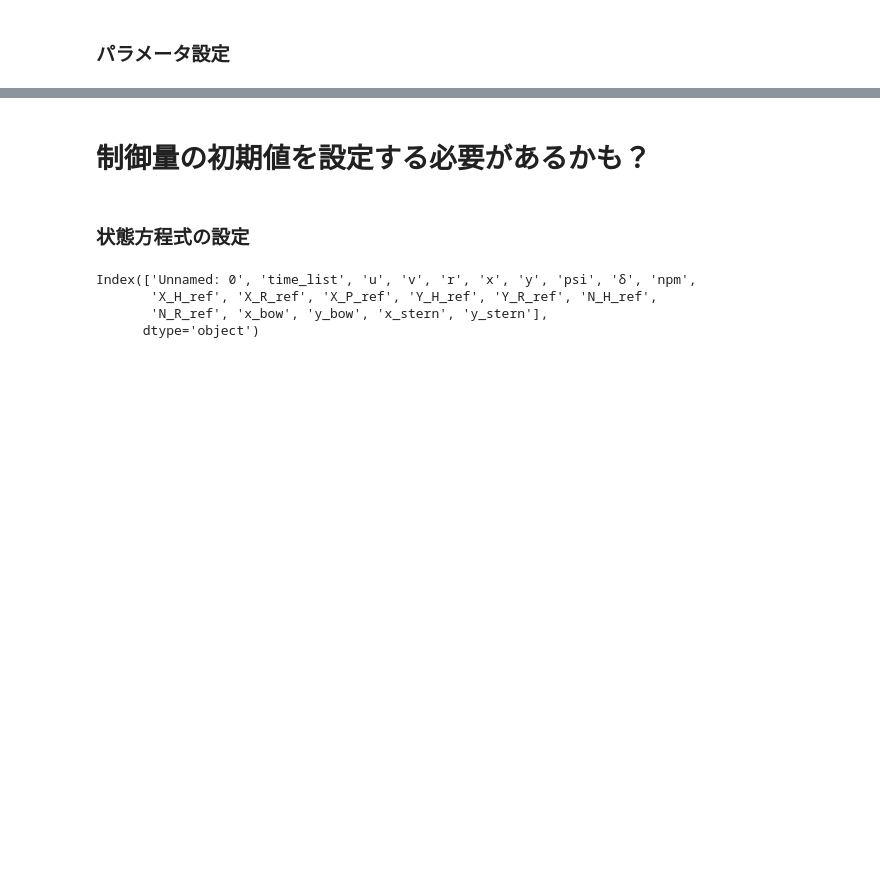
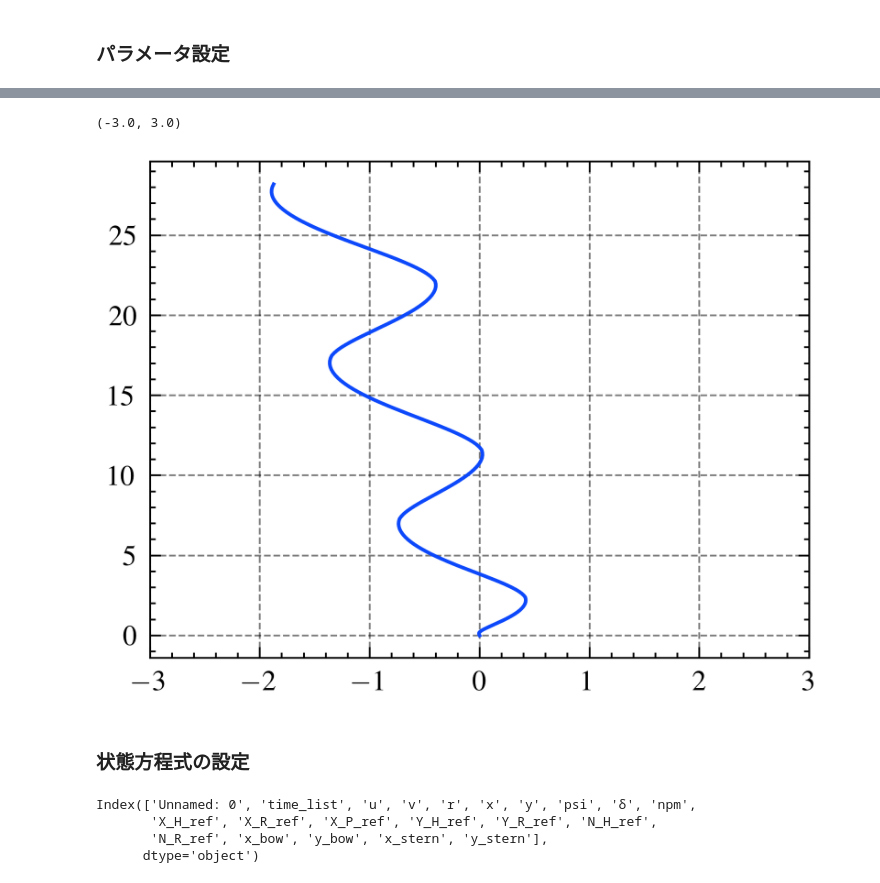
Before and after one commit to Haruki-Yama/MPC-EF-python-casadi, a Jupyter notebook: shipmmg_casadi_mpc.ipynb, the cells around one changed output, grey strips where cells are left out. Cells and saved outputs as stored; diff of their text form; code cells hidden in the pictures; blank space fills up the shorter version.

```diff
--- a/shipmmg_casadi_mpc.ipynb
+++ b/shipmmg_casadi_mpc.ipynb
@@ -158,2 +160,8 @@ obs
+# %%
+plt.plot(obs['y']/L_pp, obs['x']/L_pp)
+plt.xlim(-3,3)
+# %% [output]
+(-3.0, 3.0)
+[figure, added]
 # %%
 # 評価関数の重み
@@ -181,8 +189,6 @@ x_ref = casadi.DM(obs[['x_bow', 'y_bow', 'x_stern', 'y_stern']].values)
 
 # 最適化に現れる全ての変数の次元の合計
 total = nx*(K+1) + nu*K
-# %% [markdown]
-# 制御量の初期値を設定する必要があるかも？
 # %% [markdown]
 ### 状態方程式の設定
 # %%
```
Also changed, not shown: parts of 23 cells of this notebook, 4 other files.
